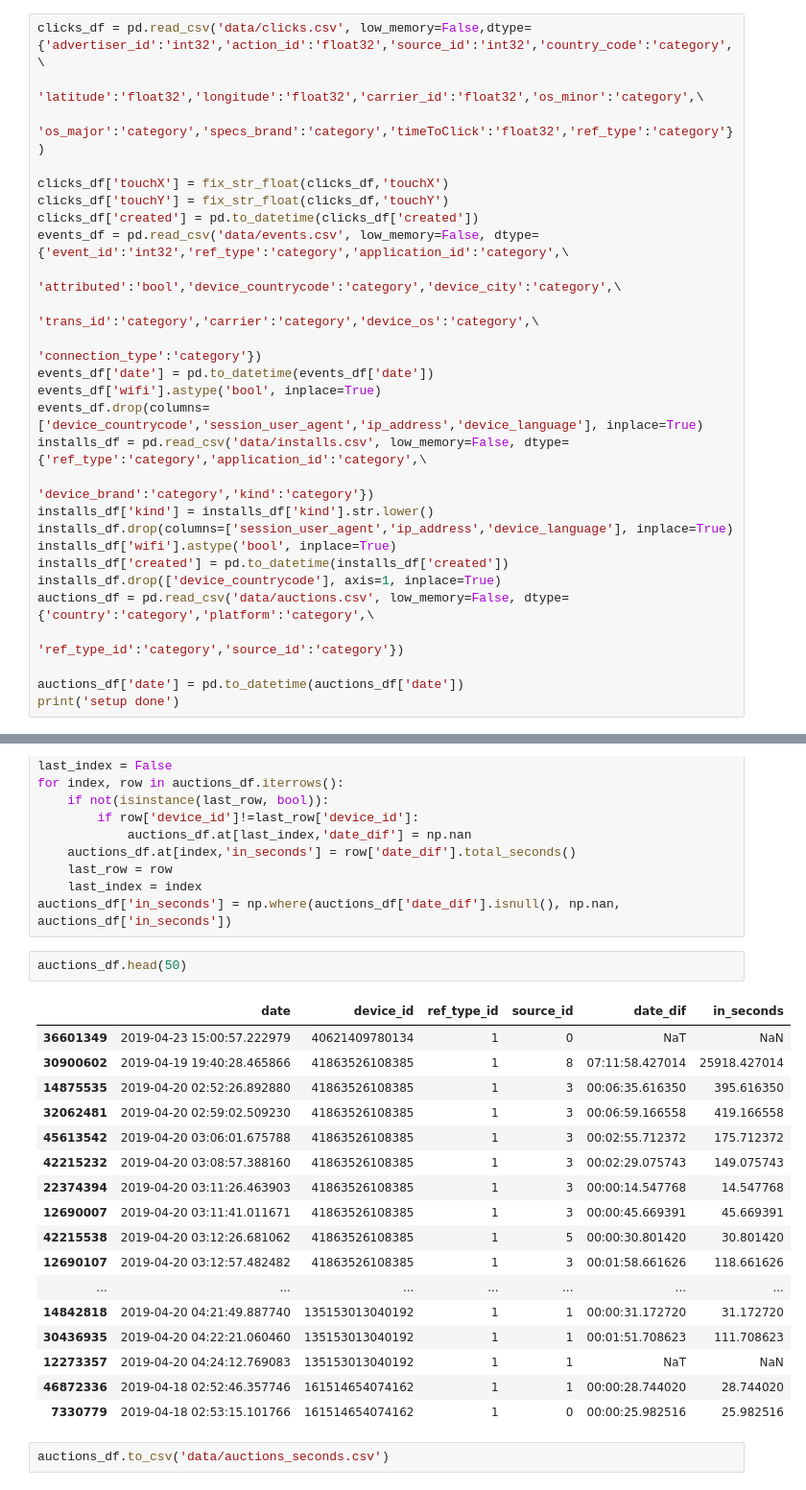
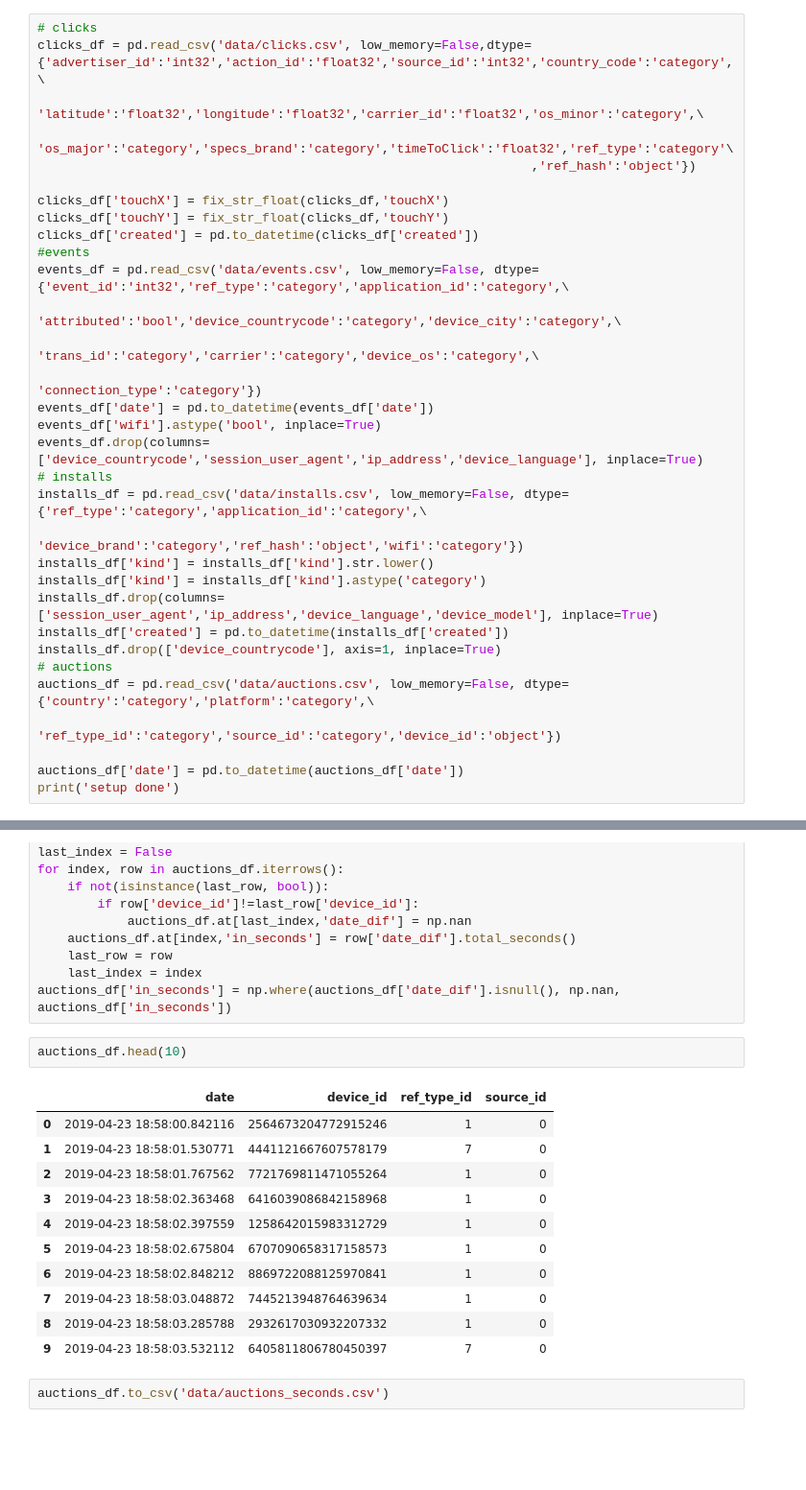
Before and after one commit to sergiolch/TP2-7506-2019-1C, a Jupyter notebook: Analisis.ipynb, the cells around one changed output, grey strips where cells are left out. Shown at 96% size. Saved outputs shown, nothing was run; the diff lists cells and outputs as text; blank space fills up the shorter version.

```diff
--- a/Analisis.ipynb
+++ b/Analisis.ipynb
@@ -8,13 +15,16 @@ def fix_str_float(ds, col):
     ds[col] = ds[col].astype('float32')
     return ds[col].astype('float32')
 # %%
+# clicks
 clicks_df = pd.read_csv('data/clicks.csv', low_memory=False,dtype={'advertiser_id':'int32','action_id':'float32','source_id':'int32','country_code':'category',\
                                                  'latitude':'float32','longitude':'float32','carrier_id':'float32','os_minor':'category',\
-                                                  'os_major':'category','specs_brand':'category','timeToClick':'float32','ref_type':'category'})
+                                                  'os_major':'category','specs_brand':'category','timeToClick':'float32','ref_type':'category'\
+                                                                  ,'ref_hash':'object'})
 
 clicks_df['touchX'] = fix_str_float(clicks_df,'touchX')
 clicks_df['touchY'] = fix_str_float(clicks_df,'touchY')
 clicks_df['created'] = pd.to_datetime(clicks_df['created'])
+#events
 events_df = pd.read_csv('data/events.csv', low_memory=False, dtype={'event_id':'int32','ref_type':'category','application_id':'category',\
                                                                                             'attributed':'bool','device_countrycode':'category','device_city':'category',\
                                                                                             'trans_id':'category','carrier':'category','device_os':'category',\
@@ -22,15 +32,17 @@ events_df = pd.read_csv('data/events.csv', low_memory=False, dtype={'event_id':'
 events_df['date'] = pd.to_datetime(events_df['date'])
 events_df['wifi'].astype('bool', inplace=True)
 events_df.drop(columns=['device_countrycode','session_user_agent','ip_address','device_language'], inplace=True)
+# installs
 installs_df = pd.read_csv('data/installs.csv', low_memory=False, dtype={'ref_type':'category','application_id':'category',\
-                                                      'device_brand':'category','kind':'category'})
+                                                      'device_brand':'category','ref_hash':'object','wifi':'category'})
 installs_df['kind'] = installs_df['kind'].str.lower()
-installs_df.drop(columns=['session_user_agent','ip_address','device_language'], inplace=True)
-installs_df['wifi'].astype('bool', inplace=True)
+installs_df['kind'] = installs_df['kind'].astype('category')
+installs_df.drop(columns=['session_user_agent','ip_address','device_language','device_model'], inplace=True)
 installs_df['created'] = pd.to_datetime(installs_df['created'])
 installs_df.drop(['device_countrycode'], axis=1, inplace=True)
+# auctions
 auctions_df = pd.read_csv('data/auctions.csv', low_memory=False, dtype={'country':'category','platform':'category',\
-                                                                        'ref_type_id':'category','source_id':'category'})
+                                                                        'ref_type_id':'category','source_id':'category','device_id':'object'})
 
 auctions_df['date'] = pd.to_datetime(auctions_df['date'])
 print('setup done')
@@ -80,25 +92,19 @@ for index, row in auctions_df.iterrows():
     last_index = index
 auctions_df['in_seconds'] = np.where(auctions_df['date_dif'].isnull(), np.nan, auctions_df['in_seconds'])
 # %%
-auctions_df.head(50)
+auctions_df.head(10)
 # %% [output]
-|  | date | device_id | ref_type_id | source_id | date_dif | in_seconds |
-| 36601349 | 2019-04-23 15:00:57.222979 | 40621409780134 | 1 | 0 | NaT | NaN |
-| 30900602 | 2019-04-19 19:40:28.465866 | 41863526108385 | 1 | 8 | 07:11:58.427014 | 25918.427014 |
-| 14875535 | 2019-04-20 02:52:26.892880 | 41863526108385 | 1 | 3 | 00:06:35.616350 | 395.616350 |
-| 32062481 | 2019-04-20 02:59:02.509230 | 41863526108385 | 1 | 3 | 00:06:59.166558 | 419.166558 |
-| 45613542 | 2019-04-20 03:06:01.675788 | 41863526108385 | 1 | 3 | 00:02:55.712372 | 175.712372 |
-| 42215232 | 2019-04-20 03:08:57.388160 | 41863526108385 | 1 | 3 | 00:02:29.075743 | 149.075743 |
-| 22374394 | 2019-04-20 03:11:26.463903 | 41863526108385 | 1 | 3 | 00:00:14.547768 | 14.547768 |
-| 12690007 | 2019-04-20 03:11:41.011671 | 41863526108385 | 1 | 3 | 00:00:45.669391 | 45.669391 |
-| 42215538 | 2019-04-20 03:12:26.681062 | 41863526108385 | 1 | 5 | 00:00:30.801420 | 30.801420 |
-| 12690107 | 2019-04-20 03:12:57.482482 | 41863526108385 | 1 | 3 | 00:01:58.661626 | 118.661626 |
-| ... | ... | ... | ... | ... | ... | ... |
-| 14842818 | 2019-04-20 04:21:49.887740 | 135153013040192 | 1 | 1 | 00:00:31.172720 | 31.172720 |
-| 30436935 | 2019-04-20 04:22:21.060460 | 135153013040192 | 1 | 1 | 00:01:51.708623 | 111.708623 |
-| 12273357 | 2019-04-20 04:24:12.769083 | 135153013040192 | 1 | 1 | NaT | NaN |
-| 46872336 | 2019-04-18 02:52:46.357746 | 161514654074162 | 1 | 1 | 00:00:28.744020 | 28.744020 |
-| 7330779 | 2019-04-18 02:53:15.101766 | 161514654074162 | 1 | 0 | 00:00:25.982516 | 25.982516 |
+|  | date | device_id | ref_type_id | source_id |
+| 0 | 2019-04-23 18:58:00.842116 | 2564673204772915246 | 1 | 0 |
+| 1 | 2019-04-23 18:58:01.530771 | 4441121667607578179 | 7 | 0 |
+| 2 | 2019-04-23 18:58:01.767562 | 7721769811471055264 | 1 | 0 |
+| 3 | 2019-04-23 18:58:02.363468 | 6416039086842158968 | 1 | 0 |
+| 4 | 2019-04-23 18:58:02.397559 | 1258642015983312729 | 1 | 0 |
+| 5 | 2019-04-23 18:58:02.675804 | 6707090658317158573 | 1 | 0 |
+| 6 | 2019-04-23 18:58:02.848212 | 8869722088125970841 | 1 | 0 |
+| 7 | 2019-04-23 18:58:03.048872 | 7445213948764639634 | 1 | 0 |
+| 8 | 2019-04-23 18:58:03.285788 | 2932617030932207332 | 1 | 0 |
+| 9 | 2019-04-23 18:58:03.532112 | 6405811806780450397 | 7 | 0 |
 # %%
 auctions_df.to_csv('data/auctions_seconds.csv')
 # %%
```
Also changed, not shown: parts of 34 cells of this notebook.
